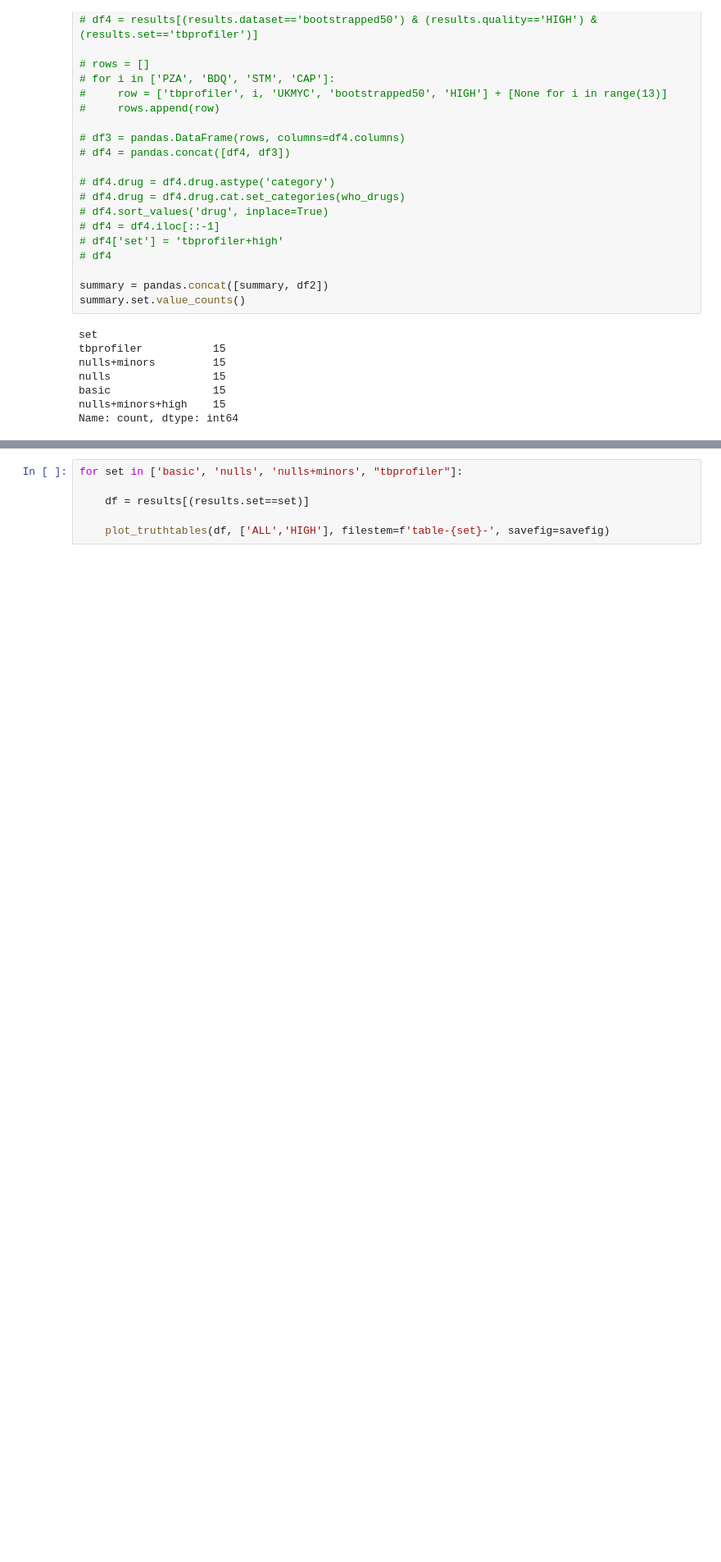
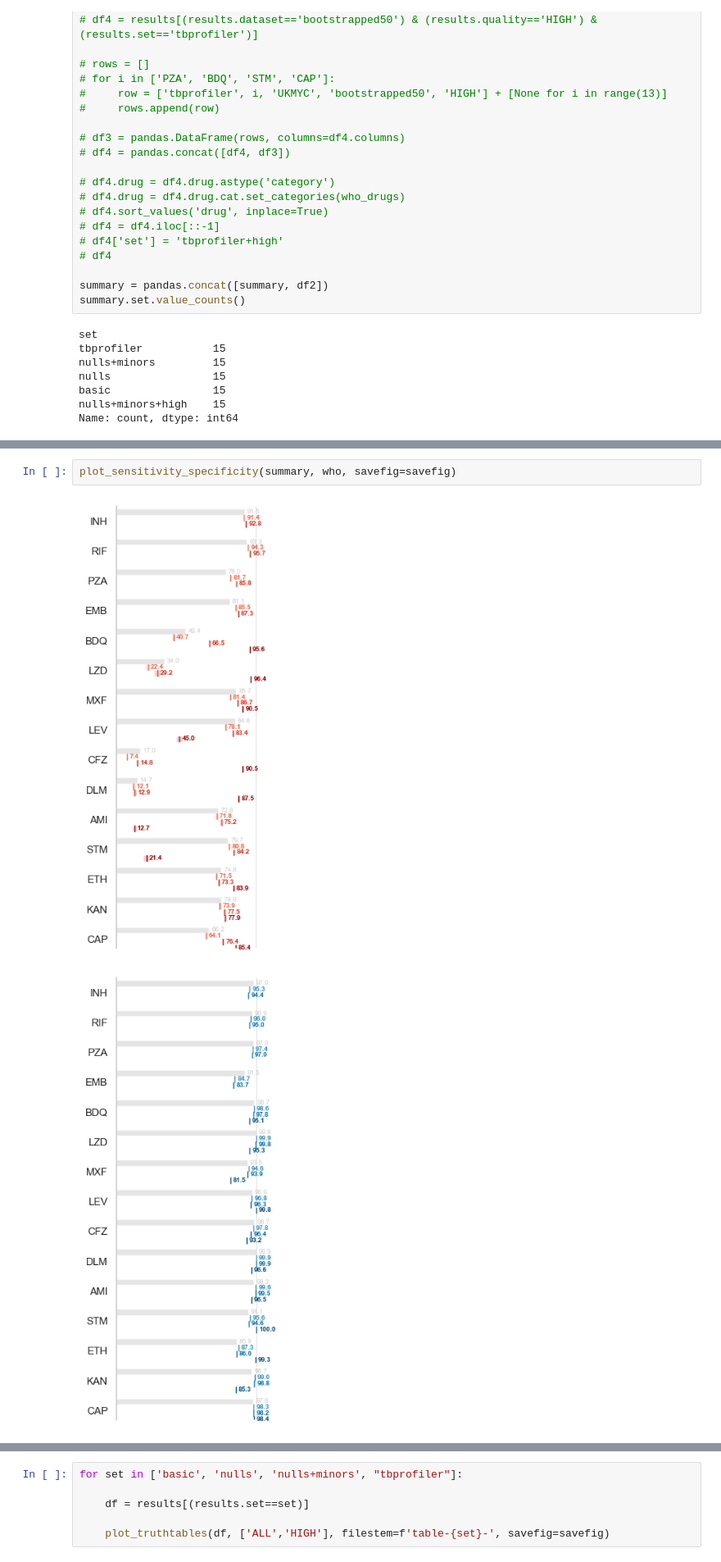
Before and after one commit to fowler-lab/validate-myco-amr, a Jupyter notebook: plot.ipynb, the cells around one changed output, grey strips where cells are left out. Shown at 82% size. Cells and saved outputs as stored; diff of their text form; blank space fills up the shorter version.

Commit message:
moved last graphs into utils.py

```diff
--- a/plot.ipynb
+++ b/plot.ipynb
@@ -332,0 +255,5 @@ posx and posy should be finite values
+# %%
+plot_sensitivity_specificity(summary, who, savefig=savefig)
+# %% [output]
+[figure, added]
+[figure, added]
```
Also changed, not shown: parts of 9 cells of this notebook, 7 other files.
